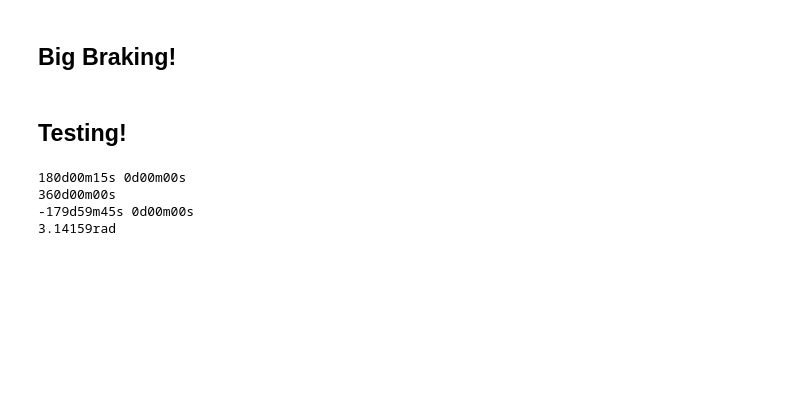
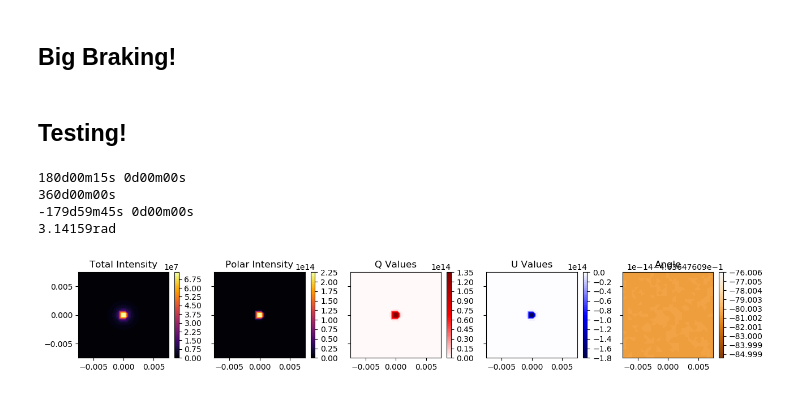
Before and after one commit to psmd-iberutaru/Akamai-Internship, a Jupyter notebook: Codebase/Active_Codebase/contour_plots.ipynb, the cells around one changed output. Drawn from its saved outputs; the diff is of its cells as text; code cells hidden in the pictures; blank space fills up the shorter version.

```diff
--- a/Codebase/Active_Codebase/contour_plots.ipynb
+++ b/Codebase/Active_Codebase/contour_plots.ipynb
@@ -376,3 +376,79 @@ print(test_coord.ra.wrap_angle)
 360d00m00s
 -179d59m45s 0d00m00s
 3.14159rad
+# %%
+import numpy as np
+import astropy as ap
+import astropy.coordinates as ap_coord
+
+import model_observing as m_obs
+
+if (True):
+
+    # Making the coordinate input, should be an Astropy SkyCoord class.
+    sky_coordinates = ap_coord.SkyCoord('00h00m00.00s','00d00m00.00s',frame='icrs')
+
+    # Making a cloud function, a sphere in this case. Note that the units
+    # are in angular space, and thus the unit of circle is radians.
+    def cloud_equation(x,y,z):
+        radius = 0.1
+        return x**2 + y**2 + z**2 - radius**2
+
+    # Making a magnetic field that is uniform in one direction. Consider a
+    # field that is always 0i + 1j + 2k.
+    def magnetic_field(x,y,z):
+        Bfield_x = np.zeros_like(x)
+        Bfield_y = np.ones_like(y)
+        Bfield_z = np.full_like(z,2)
+
+        return Bfield_x,Bfield_y,Bfield_z
+
+    # Making a density function of a 1/r**2 profile.
+    def density_function(x,y,z):
+        density = 1/np.dot([x,y,z],[x,y,z])
+
+        # The above line is a faster implementation of the following.
+        # density = np.sqrt(x**2 + y**2 + z**2)
+
+        return density
+
+    # Making a polarization function of a 1/r**2 profile.
+    def polarization_function(x,y,z):
+        polarization = 1/np.dot([x,y,z],[x,y,z])
+
+        # The above line is a faster implementation of the following.
+        # polarization = np.sqrt(x**2 + y**2 + z**2)
+
+        return polarization
+
+    # Create the protostar class.
+    protostar = m_obs.ProtostarModel(sky_coordinates,
+                                     cloud_equation,
+                                     magnetic_field,
+                                     density_function,
+                                     polarization_function)
+
+
+    # Making the SkyCoord class with a RA of 20h40m00.00s and a
+    # DEC of 42d10m00.00s
+    sky_coordinates = ap_coord.SkyCoord('00h00m00.00s','00d00m00.00s',
+                                        frame='icrs')
+
+    # Creating the Sightline class using the SkyCoord class.
+    sightline = m_obs.Sightline(None, None, SkyCoord_object=sky_coordinates)
+
+
+    # Define the field of view of the observation, in radians as the total
+    # length of the observation square.
+    field_of_view = 0.015
+
+    observing_run = m_obs.ObservingRun(protostar,sightline,field_of_view)
+
+    # Decide on the resolution of the data observed, this sets the number of
+    # data points on one axis.
+    axis_resolution = 30
+
+    results = observing_run.Stokes_parameter_contours(
+        n_axial_samples=axis_resolution)
+# %% [output]
+[figure, added]
```
Also changed, not shown: parts of 2 cells of this notebook, 32 other files.
